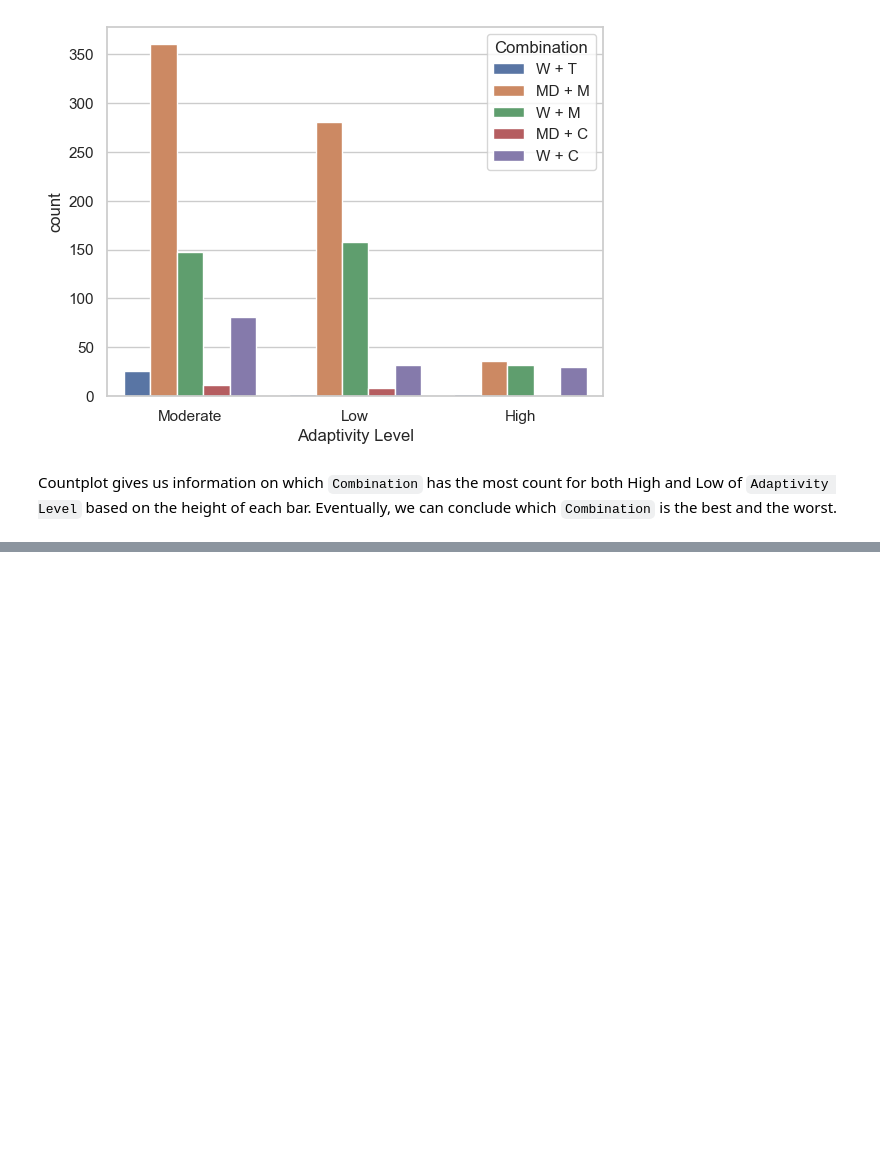
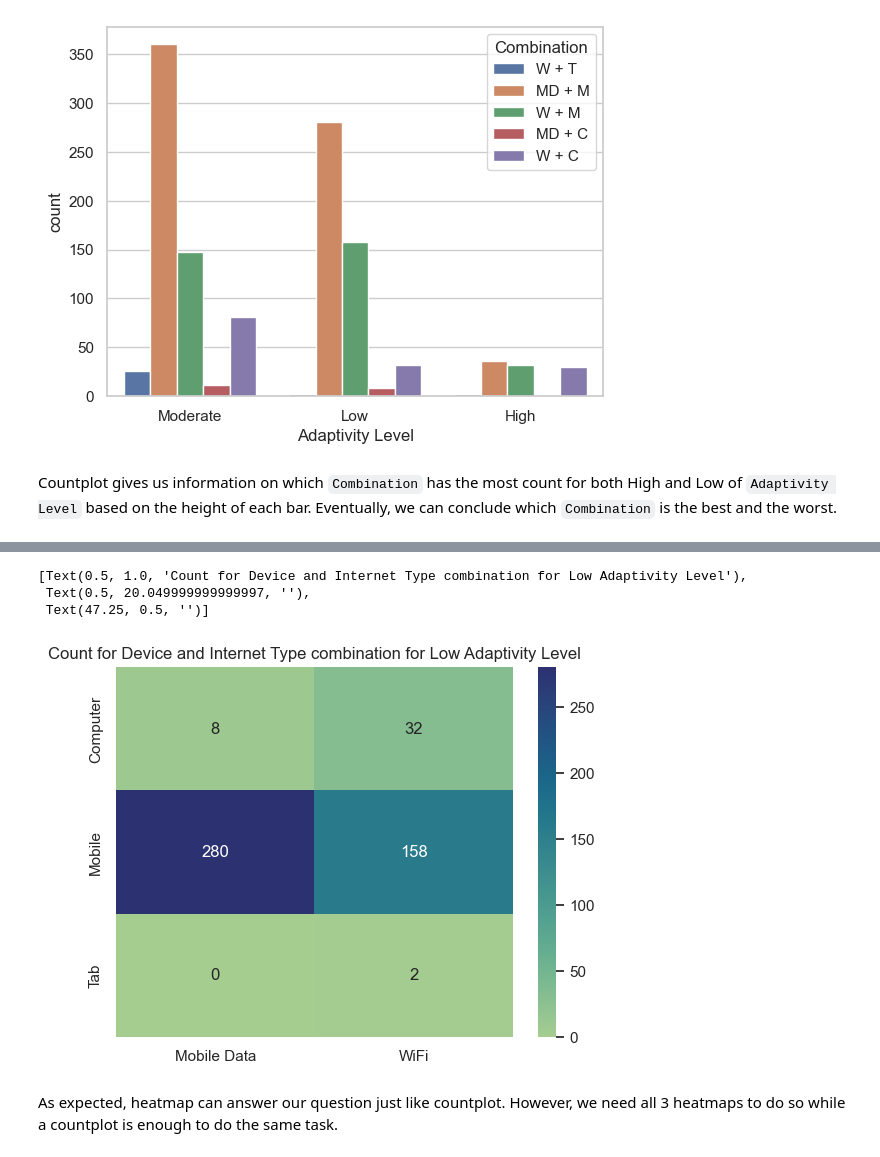
Before and after one commit to ubco-W2022T2-data301/project-group-group37, a Jupyter notebook: analysis/analysis3.ipynb, the cells around one changed output, grey strips where cells are left out. Saved outputs shown, nothing was run; the diff lists cells and outputs as text; code cells hidden in the pictures; blank space fills up the shorter version.

```diff
--- a/analysis/analysis3.ipynb
+++ b/analysis/analysis3.ipynb
@@ -188,0 +246,11 @@ Countplot gives us information on which `Combination` has the most count for bot
+# %%
+(sns.heatmap(data = low.pivot("Device", "Internet Type", "Count"), annot = True, cmap = sns.color_palette("crest", as_cmap = True), fmt = "g")
+    .set(title = "Count for Device and Internet Type combination for Low Adaptivity Level", xlabel = "", ylabel = "")
+)
+# %% [output]
+[Text(0.5, 1.0, 'Count for Device and Internet Type combination for Low Adaptivity Level'),
+ Text(0.5, 20.049999999999997, ''),
+ Text(47.25, 0.5, '')]
+[figure, added]
+# %% [markdown]
+As expected, heatmap can answer our question just like countplot. However, we need all 3 heatmaps to do so while a countplot is enough to do the same task.
```
Also changed, not shown: parts of 15 cells of this notebook, 1 other file.
